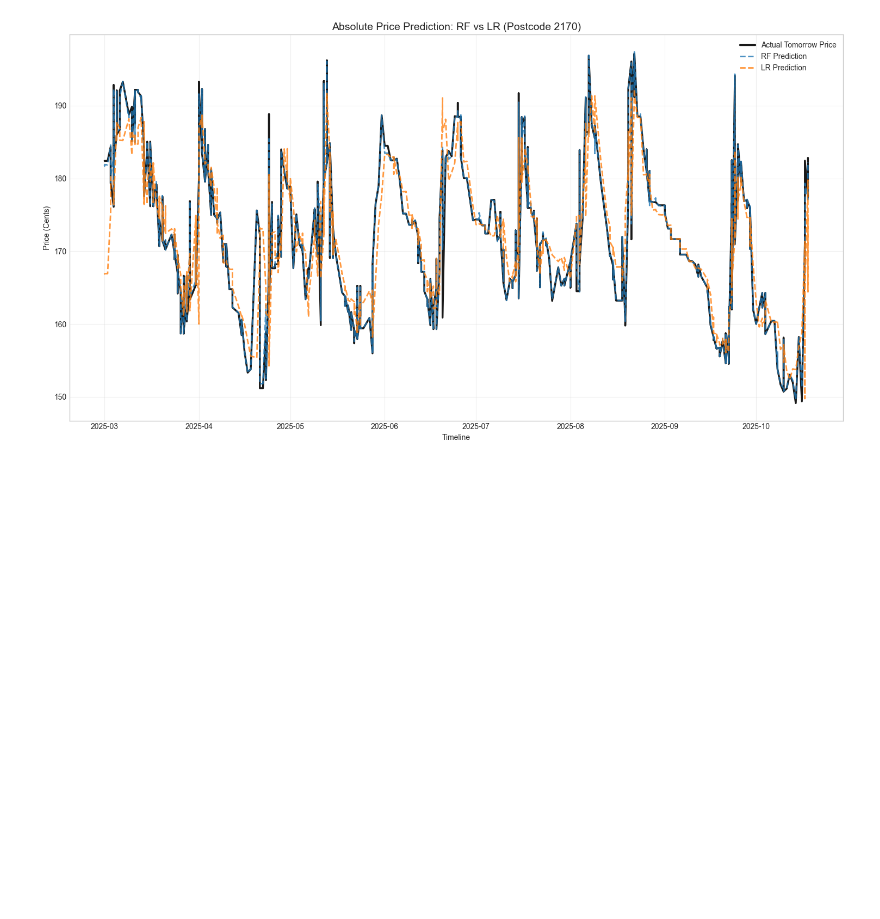
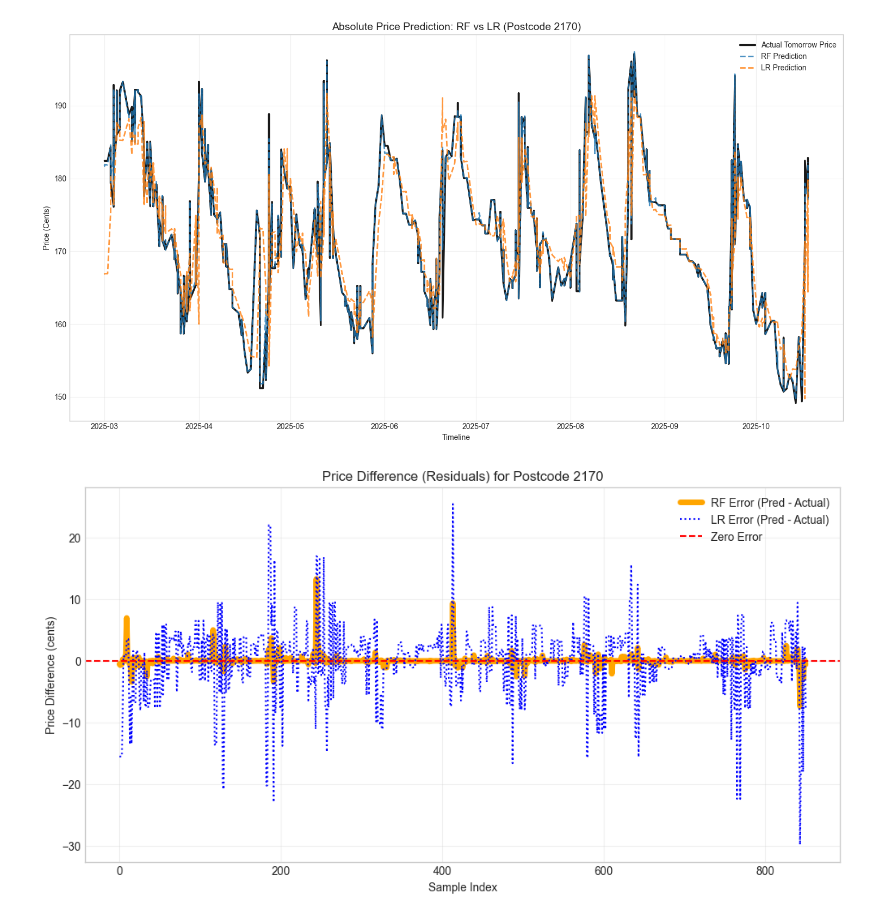
Before and after one commit to tim-fan1/engg2112, a Jupyter notebook: main.ipynb, the cells around one changed output. Saved outputs shown, nothing was run; the diff lists cells and outputs as text; code cells hidden in the pictures; blank space fills up the shorter version.

```diff
--- a/main.ipynb
+++ b/main.ipynb
@@ -512,3 +512,25 @@ plt.tight_layout()
 plt.show()
 # %% [output]
 [figure]
+# %%
+# Calculate the differences (Residuals)
+plot_data['rf_diff'] = plot_data['rf_pred'] - plot_data['actual']
+plot_data['lr_diff'] = plot_data['lr_pred'] - plot_data['actual']
+
+plt.figure(figsize=(12, 6))
+
+# Plotting the difference from zero
+plt.plot(plot_data['rf_diff'].values, label='RF Error (Pred - Actual)', color='orange', lw=5, linestyle="-")
+plt.plot(plot_data['lr_diff'].values, label='LR Error (Pred - Actual)', color='blue', linestyle=":")
+
+# Add a zero line to represent perfect prediction
+plt.axhline(y=0, color='red', linestyle='--', label='Zero Error')
+
+plt.title(f'Price Difference (Residuals) for Postcode {sample_postcode}')
+plt.xlabel('Sample Index')
+plt.ylabel('Price Difference (cents)')
+plt.legend()
+plt.grid(True, alpha=0.3)
+plt.show()
+# %% [output]
+[figure, added]
```
Also changed, not shown: parts of 1 cell of this notebook.
